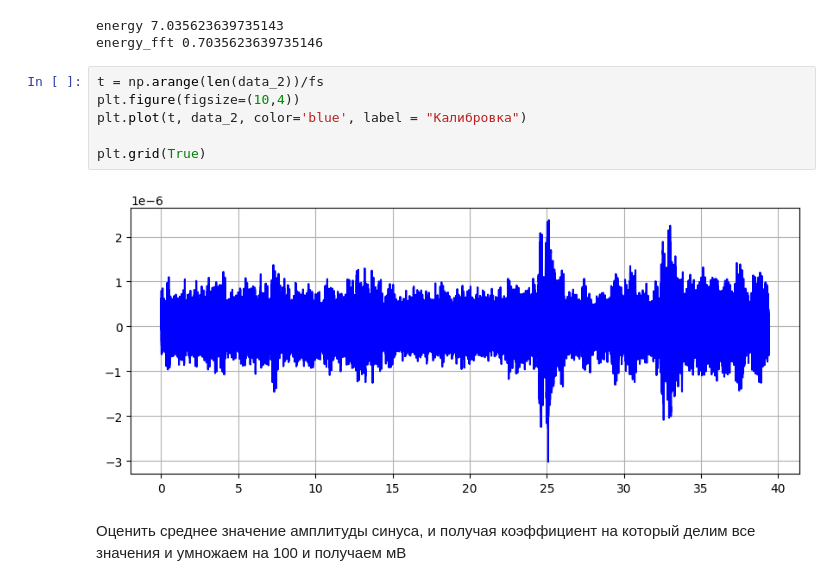
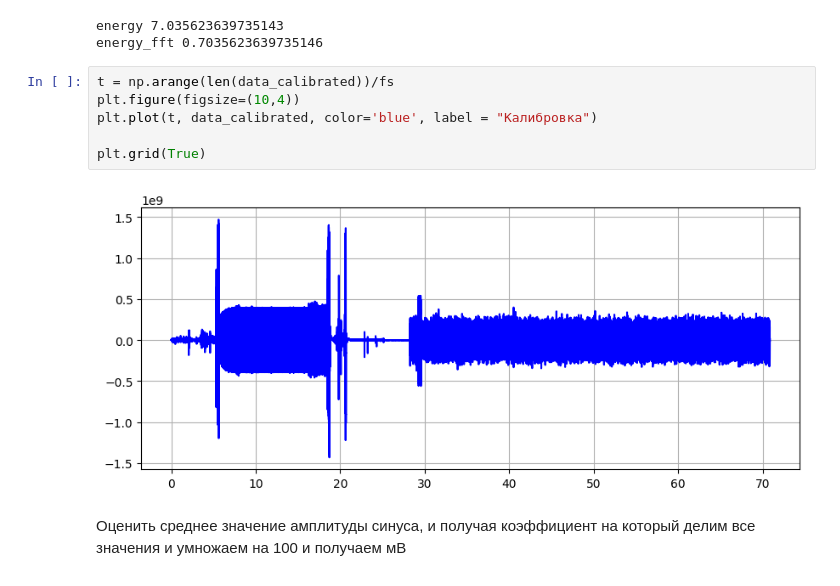
Before and after one commit to bdExplore/Scientific, a Jupyter notebook: Python/pgd_0605.ipynb, the cells around one changed output. Cells and saved outputs as stored; diff of their text form.

```diff
--- a/Python/pgd_0605.ipynb
+++ b/Python/pgd_0605.ipynb
@@ -192,13 +194,13 @@ print("energy_fft", energy_fft)
 energy 7.035623639735143
 energy_fft 0.7035623639735146
 # %%
-t = np.arange(len(data_2))/fs
+t = np.arange(len(data_calibrated))/fs
 plt.figure(figsize=(10,4))
-plt.plot(t, data_2, color='blue', label = "Калибровка")
+plt.plot(t, data_calibrated, color='blue', label = "Калибровка")
 
 plt.grid(True)
 # %% [output]
-[figure, old version]
+[figure, new version]
 # %% [markdown]
 Оценить среднее значение амплитуды синуса, и получая коэффициент на который делим все значения и умножаем на 100 и получаем мВ
 # %%
```
Also changed, not shown: parts of 4 cells of this notebook, 2 other files.
